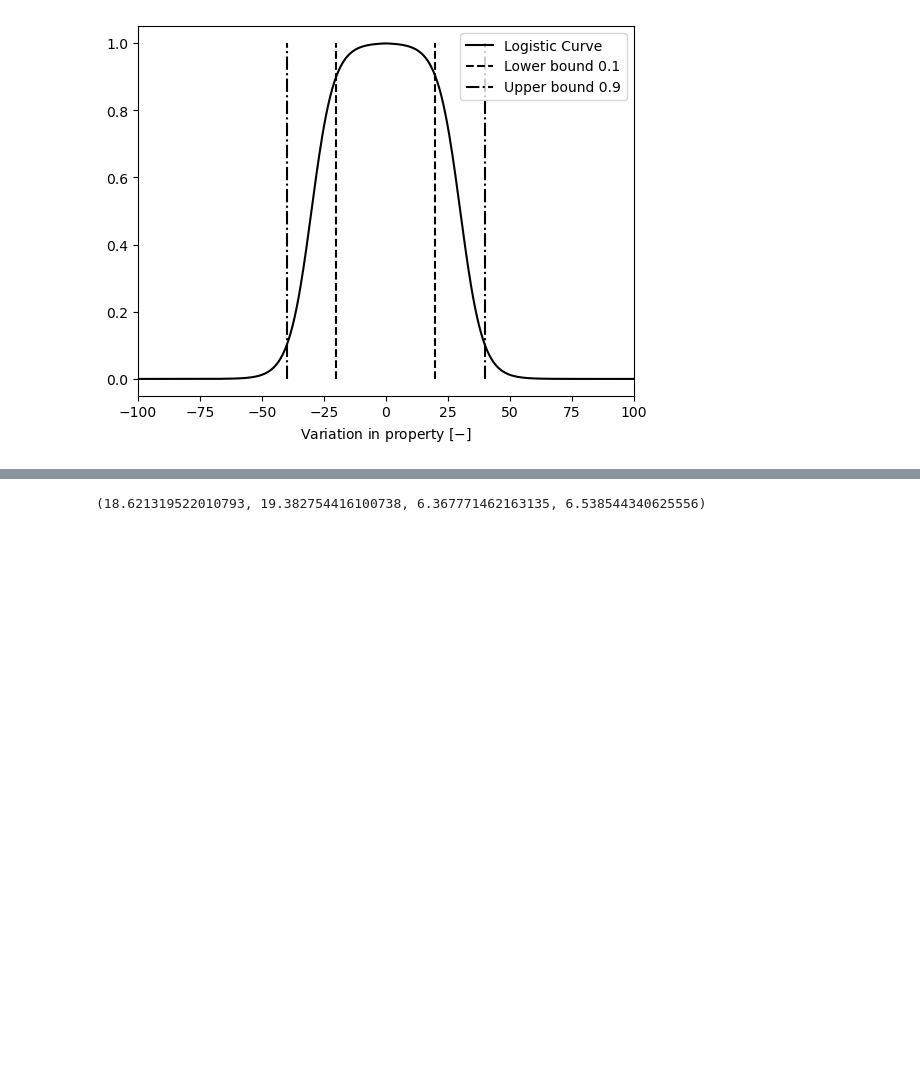
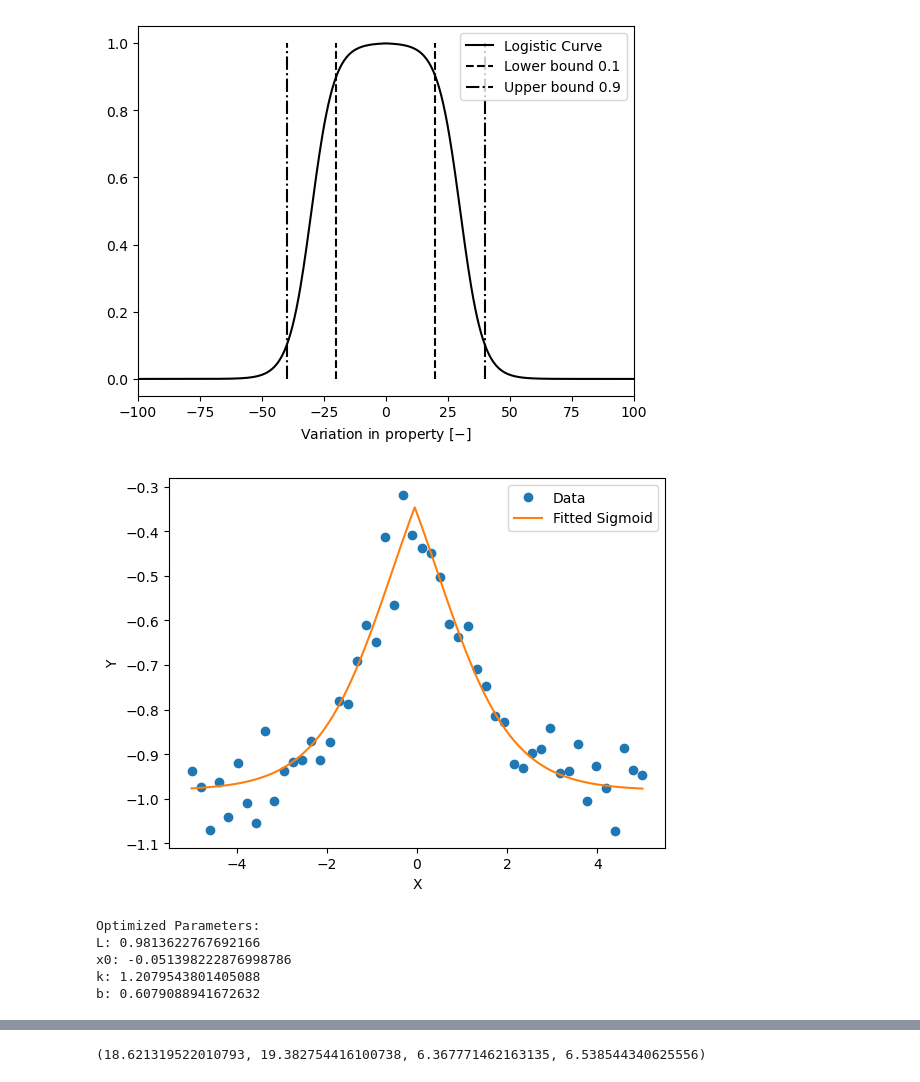
Before and after one commit to Bogumil-Matthew/ExoCcycle, a Jupyter notebook: JN/Development.ipynb, the cells around one changed output, grey strips where cells are left out. Drawn from its saved outputs; the diff is of its cells as text; code cells hidden in the pictures; blank space fills up the shorter version.

```diff
--- a/JN/Development.ipynb
+++ b/JN/Development.ipynb
@@ -265,3 +265,73 @@ plt.savefig("figures/EdgeWeightDescription/Logistic-Edge-Weight-decay", dpi=600)
 plt.savefig("figures/EdgeWeightDescription/Logistic-Edge-Weight-decay.svg", dpi=600)
 # %% [output]
 [figure]
+# %%
+# For plotting
+import matplotlib as mpl
+import matplotlib.pyplot as plt
+from matplotlib import colors
+
+# For fitting data
+from sklearn.linear_model import LinearRegression
+import numpy as np
+
+'''
+# Sample data
+X = np.array([[1], [2], [3], [4], [5]])
+Y = np.array([2, 4, 5, 4, 5])
+
+# Create a Linear Regression model
+model = LinearRegression();
+
+# Fit the model to the training data
+model.fit(X, Y);
+
+# The model is now trained and can be used for predictions
+Ypredict = model.predict(X)
+'''
+import numpy as np
+from scipy.optimize import curve_fit
+import matplotlib.pyplot as plt
+
+# Define the sigmoid function
+def sigmoid(x, L, x0, k, s):
+   y = -L / (1 + np.exp(-k*np.abs(x-x0)+s))
+   return y
+#Snlogistic = L*(1+np.exp(-k*diff+shift))**(-1)
+
+# Sample data (replace with your data)
+xdata = np.linspace(-5, 5, 50)
+ydata = sigmoid(xdata, 1, 0, 1, .5) + 0.05 * np.random.normal(size=len(xdata))
+
+# Initial guess for parameters
+p0 = [max(ydata), np.median(xdata), 1, .5]
+
+# Fit the curve
+popt, pcov = curve_fit(sigmoid, xdata, ydata, p0, method='dogbox')
+
+# Generate points for the fitted curve
+x_fit = np.linspace(min(xdata), max(xdata), 100)
+y_fit = sigmoid(x_fit, *popt)
+
+# Plot the data and fitted curve
+plt.plot(xdata, ydata, 'o', label='Data')
+plt.plot(x_fit, y_fit, '-', label='Fitted Sigmoid')
+plt.legend()
+plt.xlabel("X")
+plt.ylabel("Y")
+plt.show()
+
+
+# Print the optimized parameters
+print("Optimized Parameters:")
+print("L:", popt[0])
+print("x0:", popt[1])
+print("k:", popt[2])
+print("b:", popt[3])
+# %% [output]
+[figure, added]
+Optimized Parameters:
+L: 0.9813622767692166
+x0: -0.051398222876998786
+k: 1.2079543801405088
+b: 0.6079088941672632
```
Also changed, not shown: parts of 3 cells of this notebook, 1 other file.
